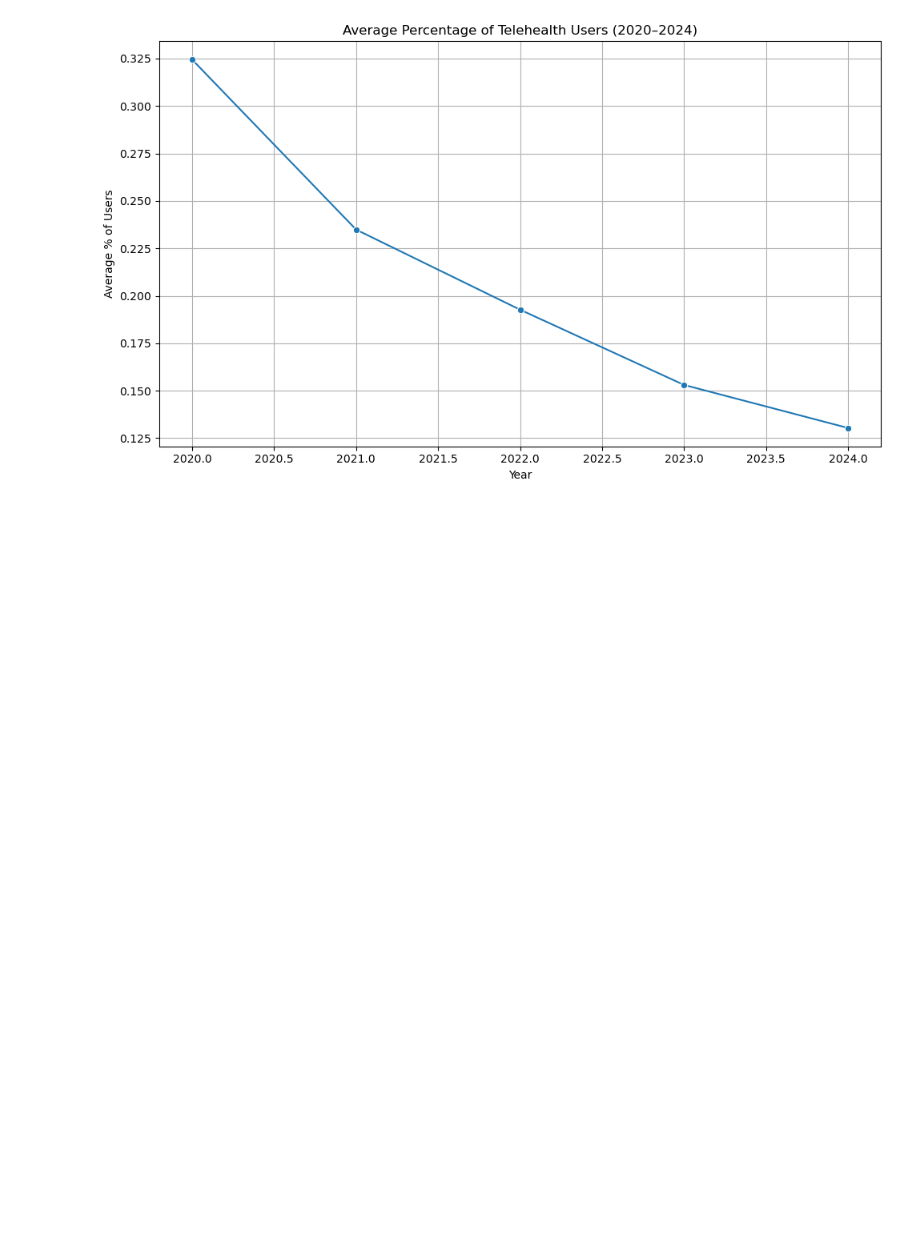
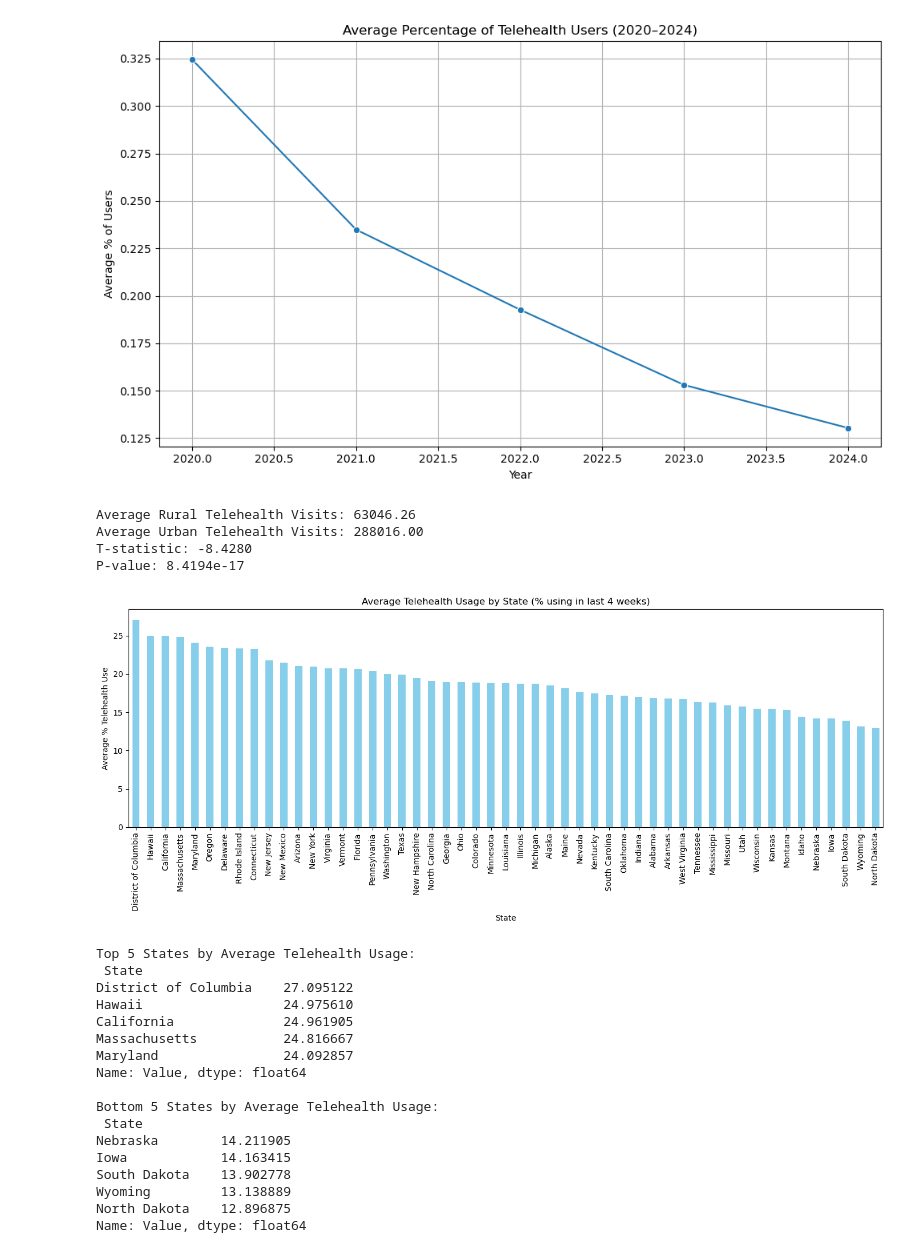
Before and after one commit to KoxiPi/CPSC-368-Project, a Jupyter notebook: EDAcode.ipynb, the cells around one changed output. Saved outputs shown, nothing was run; the diff lists cells and outputs as text; code cells hidden in the pictures; blank space fills up the shorter version.

```diff
--- a/EDAcode.ipynb
+++ b/EDAcode.ipynb
@@ -24,3 +26,72 @@ plt.tight_layout()
 plt.show()
 # %% [output]
 [figure]
+# %%
+# Research Question 2
+# Load Medicare dataset
+medicare_df = pd.read_csv("./data/medicare_cleaned.csv")
+
+# Filter for Rural and Urban
+rural_df = medicare_df[medicare_df['Bene_RUCA_Desc'] == 'Rural']
+urban_df = medicare_df[medicare_df['Bene_RUCA_Desc'] == 'Urban']
+
+# Calculate mean telehealth visits
+rural_mean = rural_df['Total_Bene_Telehealth'].mean()
+urban_mean = urban_df['Total_Bene_Telehealth'].mean()
+
+print(f"Average Rural Telehealth Visits: {rural_mean:.2f}")
+print(f"Average Urban Telehealth Visits: {urban_mean:.2f}")
+
+# Perform t-test
+t_stat, p_val = ttest_ind(rural_df['Total_Bene_Telehealth'],
+                        urban_df['Total_Bene_Telehealth'],
+                        equal_var=False)
+
+print(f"T-statistic: {t_stat:.4f}")
+print(f"P-value: {p_val:.4e}")
+
+# Load state-level telehealth usage dataset
+tele_state_df = pd.read_csv("./data/telemedicine_group_By_State.csv")
+
+# Group by state and calculate average usage
+state_usage_avg = tele_state_df.groupby('State')['Value'].mean().sort_values(ascending=False)
+
+# Bar plot
+plt.figure(figsize=(14, 6))
+state_usage_avg.plot(kind='bar', color='skyblue')
+plt.title('Average Telehealth Usage by State (% using in last 4 weeks)')
+plt.xlabel('State')
+plt.ylabel('Average % Telehealth Use')
+plt.xticks(rotation=90)
+plt.tight_layout()
+plt.show()
+
+# Display top and bottom 5 states
+top_5 = state_usage_avg.head(5)
+bottom_5 = state_usage_avg.tail(5)
+
+print("Top 5 States by Average Telehealth Usage:\n", top_5)
+print("\nBottom 5 States by Average Telehealth Usage:\n", bottom_5)
+# %% [output]
+Average Rural Telehealth Visits: 63046.26
+Average Urban Telehealth Visits: 288016.00
+T-statistic: -8.4280
+P-value: 8.4194e-17
+[figure, added]
+Top 5 States by Average Telehealth Usage:
+ State
+District of Columbia    27.095122
+Hawaii                  24.975610
+California              24.961905
+Massachusetts           24.816667
+Maryland                24.092857
+Name: Value, dtype: float64
+
+Bottom 5 States by Average Telehealth Usage:
+ State
+Nebraska        14.211905
+Iowa            14.163415
+South Dakota    13.902778
+Wyoming         13.138889
+North Dakota    12.896875
+Name: Value, dtype: float64
```
Also changed, not shown: parts of 2 cells of this notebook.
